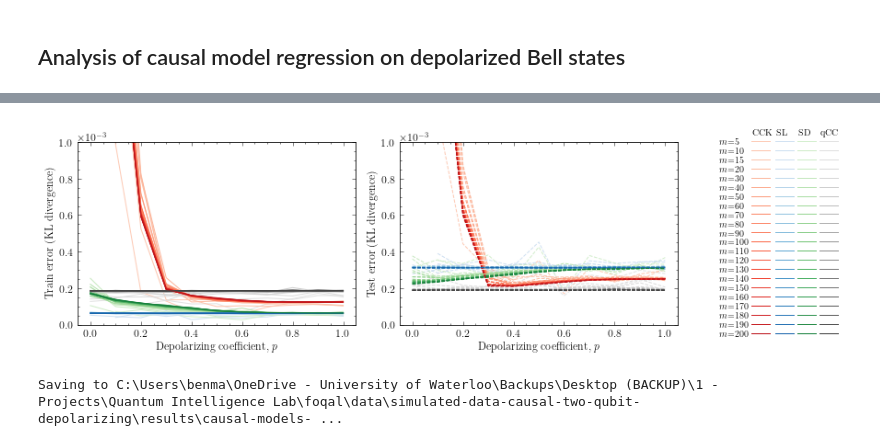
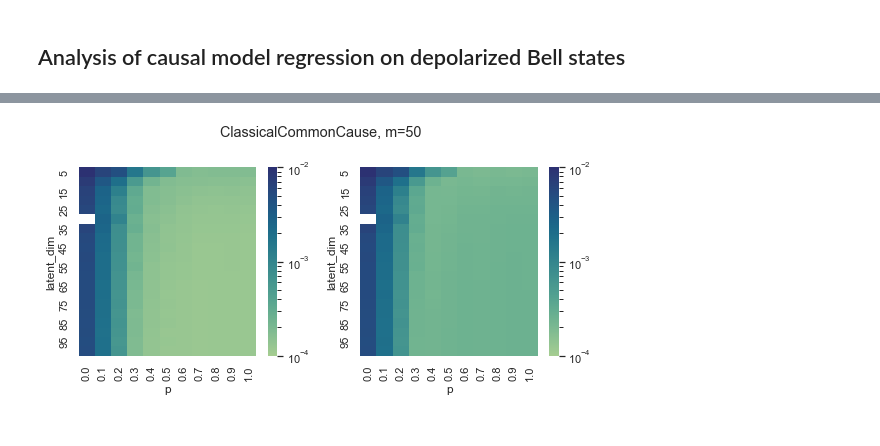
Before and after one commit to benjimaclellan/foqal, a Jupyter notebook: experiments/causal/analysis-latent-plateau.ipynb, the cells around one changed output, grey strips where cells are left out. Saved outputs shown, nothing was run; the diff lists cells and outputs as text; code cells hidden in the pictures.

```diff
--- a/experiments/causal/analysis-latent-plateau.ipynb
+++ b/experiments/causal/analysis-latent-plateau.ipynb
@@ -39,23 +46,23 @@ array([5], dtype=int64)
-# %%
-datas = {}
-for model in df.model.unique():
-    train = np.zeros([d])
-# %%
-%%capture
-fig, axs = plt.subplots(2, 1)
-model = "ClassicalCommonCause"
-# %%
-for ax in axs:
-    ax.set_yscale("linear")
-    ax.set(ylim=[0, 0.001])
-    ax.ticklabel_format(axis="y", style="sci", scilimits=(0,0))
-axs[0].set(ylabel="Train error (KL divergence)")
-axs[1].set(ylabel="Test error (KL divergence)")
-fig
-# %% [output]
-[figure, removed]
-# %%
-style = StyleConfig()
-style.save_figure(fig, filename=str(io.path.joinpath("results/causal-models-depolarizing")))
-# %% [output]
-Saving to C:\Users\benma\OneDrive - University of Waterloo\Backups\Desktop (BACKUP)\1 - Projects\Quantum Intelligence Lab\foqal\data\simulated-data-causal-two-qubit-depolarizing\results\causal-models- ...
+# %%
+trains = {}
+tests = {}
+for model in df.model.unique():
+    dfi = df[df.model == model]
+
+    train = dfi.pivot(index='latent_dim', columns='p', values='train_loss')
+    test = dfi.pivot(index='latent_dim', columns='p', values='test_loss')
+
+    trains[model] = train
+    tests[model] = test
+# %%
+def heatmap(model, vmin, vmax):
+    fig, axs = plt.subplots(1, 2, figsize=[8, 4])
+    sns.heatmap(trains[model], ax=axs[0], cmap="crest", norm=LogNorm(vmin=vmin, vmax=vmax))
+    sns.heatmap(tests[model], ax=axs[1], cmap="crest", norm=LogNorm(vmin=vmin, vmax=vmax))
+    fig.suptitle(f"{model}, m={df.m.unique()[0]}")
+    plt.tight_layout()
+    return fig
+# %%
+_ = heatmap("ClassicalCommonCause", vmin=1e-4, vmax=1e-2)
+# %% [output]
+[figure, added]
```
Also changed, not shown: parts of 5 cells of this notebook, 1 other file.
